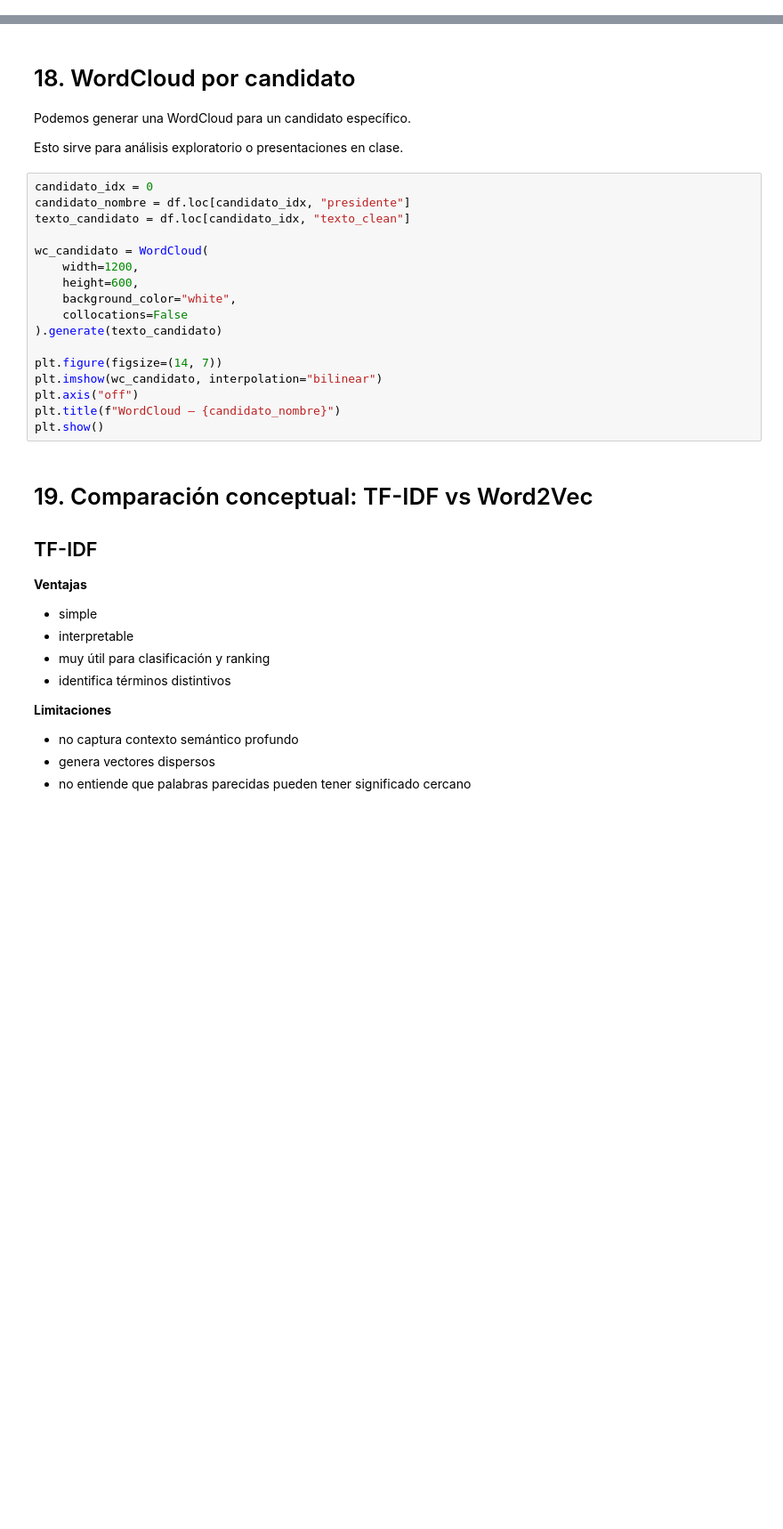
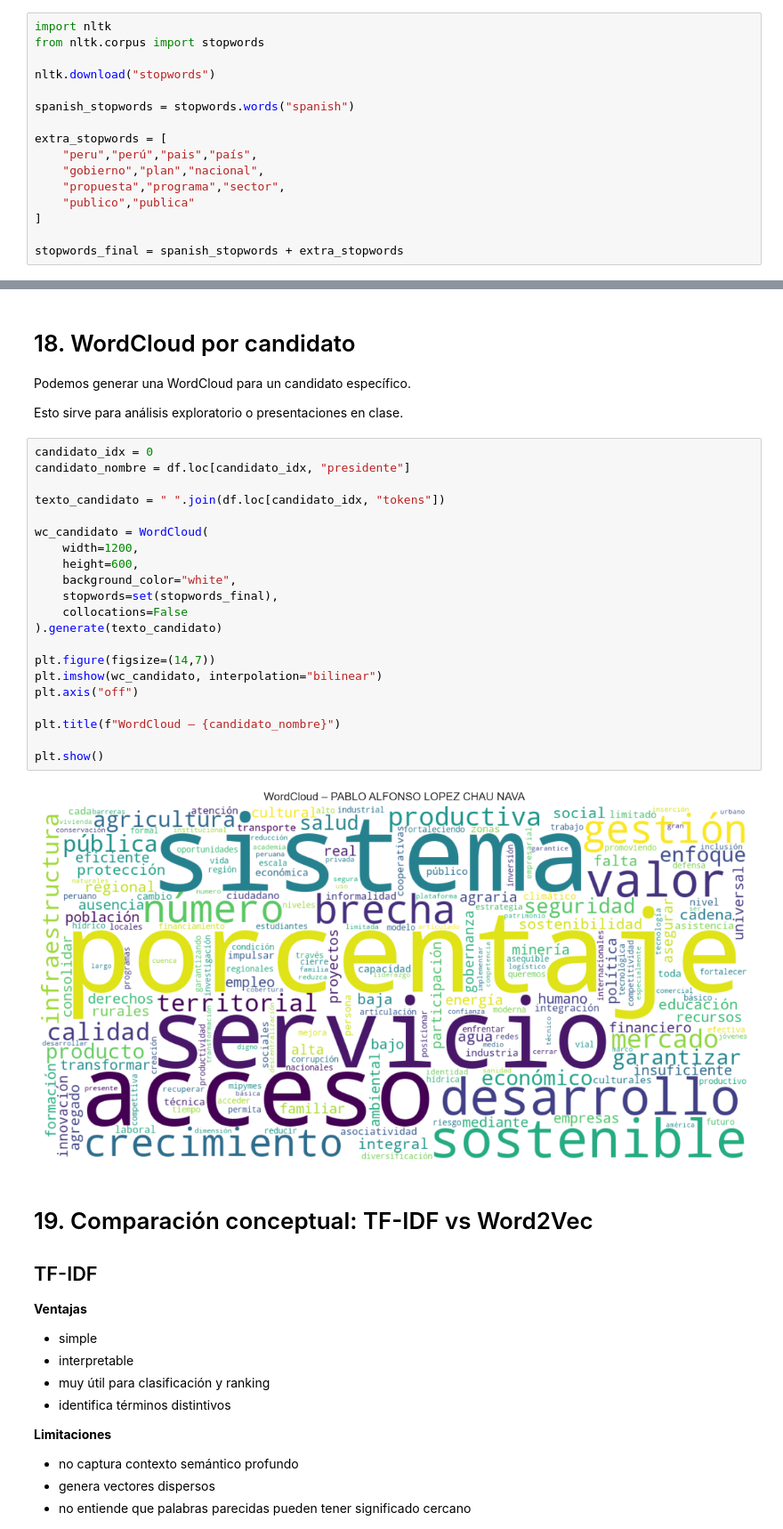
Before and after one commit to josefrodrim/ML-course, a Jupyter notebook: Clase_13_NLP_2.ipynb, the cells around one changed output, grey strips where cells are left out. Shown at 89% size. Drawn from its saved outputs; the diff is of its cells as text; blank space fills up the shorter version.

```diff
--- a/Clase_13_NLP_2.ipynb
+++ b/Clase_13_NLP_2.ipynb
@@ -619,0 +1006,16 @@ sin definirlos manualmente.
+# %%
+import nltk
+from nltk.corpus import stopwords
+
+nltk.download("stopwords")
+
+spanish_stopwords = stopwords.words("spanish")
+
+extra_stopwords = [
+    "peru","perú","pais","país",
+    "gobierno","plan","nacional",
+    "propuesta","programa","sector",
+    "publico","publica"
+]
+
+stopwords_final = spanish_stopwords + extra_stopwords
@@ -685,20 +1161,26 @@ Esto sirve para análisis exploratorio o presentaciones en clase.
 # %%
 candidato_idx = 0
 candidato_nombre = df.loc[candidato_idx, "presidente"]
-texto_candidato = df.loc[candidato_idx, "texto_clean"]
+
+texto_candidato = " ".join(df.loc[candidato_idx, "tokens"])
 
 wc_candidato = WordCloud(
     width=1200,
     height=600,
     background_color="white",
+    stopwords=set(stopwords_final),
     collocations=False
 ).generate(texto_candidato)
 
-plt.figure(figsize=(14, 7))
+plt.figure(figsize=(14,7))
 plt.imshow(wc_candidato, interpolation="bilinear")
 plt.axis("off")
+
 plt.title(f"WordCloud – {candidato_nombre}")
+
 plt.show()
+# %% [output]
+[figure, added]
 # %% [markdown]
 # 19. Comparación conceptual: TF-IDF vs Word2Vec
 
```
Also changed, not shown: parts of 44 cells of this notebook, 1 other file.
